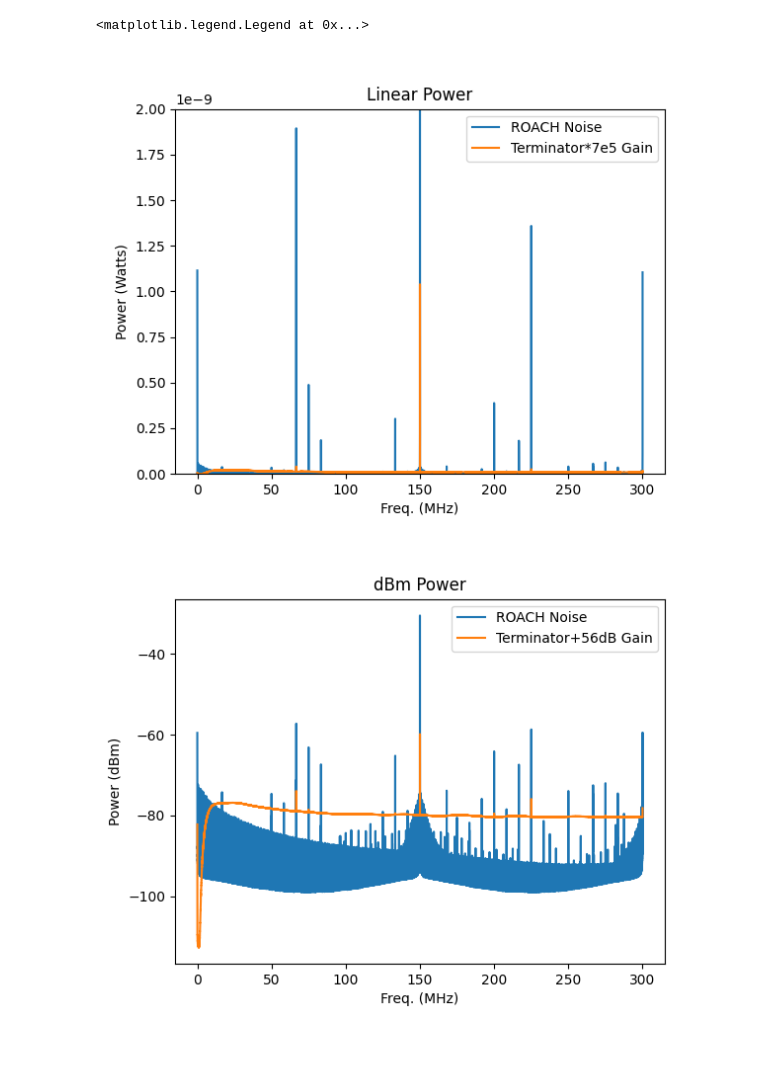
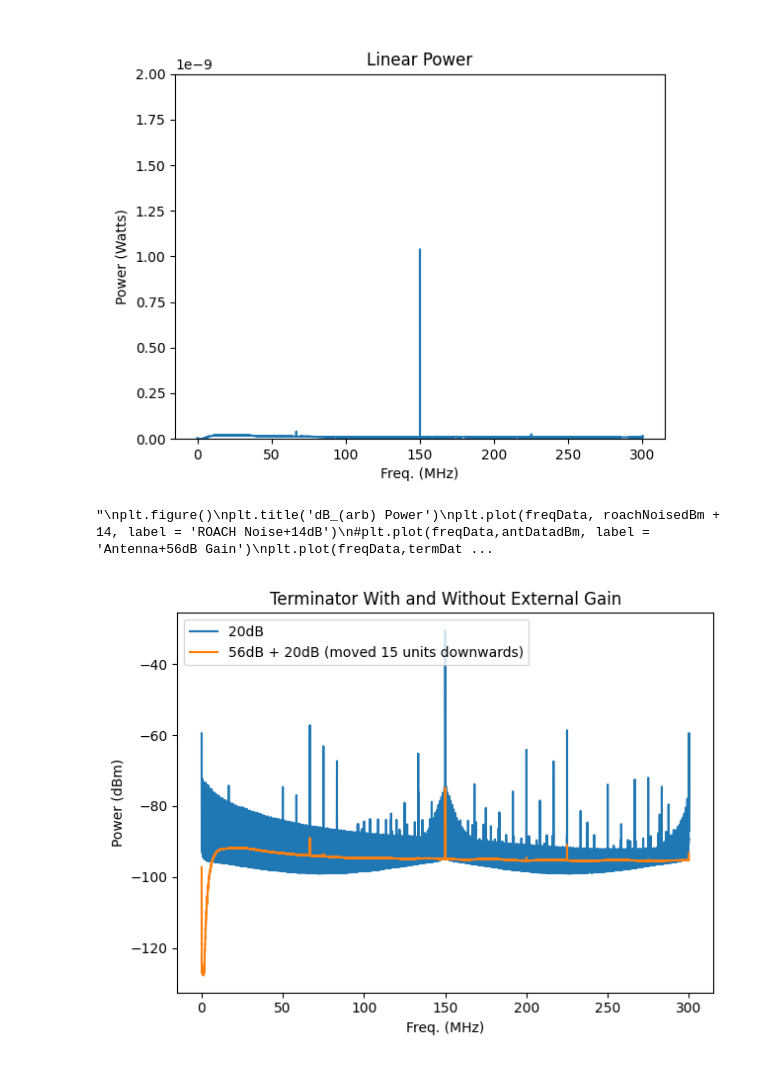
Before and after one commit to josephmlev/darkRadio, a Jupyter notebook: daqAnalysisAndExperiments/run1Analysis/ROACH_spurHunting.ipynb, the cells around one changed output. Saved outputs shown, nothing was run; the diff lists cells and outputs as text; code cells hidden in the pictures.

Commit message:
adds roach spurhunting for lily

```diff
--- a/daqAnalysisAndExperiments/run1Analysis/ROACH_spurHunting.ipynb
+++ b/daqAnalysisAndExperiments/run1Analysis/ROACH_spurHunting.ipynb
@@ -31,37 +31,40 @@ termDataWatts = dBm2Watts(termDatadBm)
 # %%
 %matplotlib widget
 plt.close('all')
 
 plt.figure()
 plt.title('Linear Power')
-plt.plot(freqData, roachNoiseWatts, label = 'ROACH Noise')
+#plt.plot(freqData, roachNoiseWatts, label = 'ROACH Noise')
 #plt.plot(freqData,antDataWatts, label = 'Antenna*7e5 Gain')
 plt.plot(freqData,termDataWatts, label = 'Terminator*7e5 Gain')
 plt.ylim(0, 2e-9)
 plt.ylabel('Power (Watts)')
 plt.xlabel('Freq. (MHz)')
-plt.legend()
+plt.show()
+plt.legend(loc = 'upper left');
 
 
 plt.figure()
-plt.title('dBm Power')
-plt.plot(freqData, roachNoisedBm, label = 'ROACH Noise')
+plt.title('Terminator With and Without External Gain')
+plt.plot(freqData, roachNoisedBm, label = '20dB')
 #plt.plot(freqData,antDatadBm, label = 'Antenna+56dB Gain')
-plt.plot(freqData,termDatadBm, label = 'Terminator+56dB Gain')
+plt.plot(freqData,termDatadBm -15, label = '56dB + 20dB (moved 15 units downwards)')
 plt.ylabel('Power (dBm)')
 plt.xlabel('Freq. (MHz)')
-plt.legend()
-
-
+plt.legend(loc = 'upper left')
+plt.tight_layout();
+'''
 plt.figure()
 plt.title('dB_(arb) Power')
 plt.plot(freqData, roachNoisedBm + 14, label = 'ROACH Noise+14dB')
 #plt.plot(freqData,antDatadBm, label = 'Antenna+56dB Gain')
 plt.plot(freqData,termDatadBm, label = 'Terminator+56dB Gain')
 plt.ylabel('Power + constatant (dB)')
 plt.xlabel('Freq. (MHz)')
-plt.legend()
+#plt.legend()
+#plt.show()
+'''
 # %% [output]
+[figure, new version]
-<matplotlib.legend.Legend at 0x...>
+"\nplt.figure()\nplt.title('dB_(arb) Power')\nplt.plot(freqData, roachNoisedBm + 14, label = 'ROACH Noise+14dB')\n#plt.plot(freqData,antDatadBm, label = 'Antenna+56dB Gain')\nplt.plot(freqData,termDat ...
-[figure, old version]
-[figure, old version]
+[figure, new version]
```
Also changed, not shown: parts of 3 cells of this notebook, 1 other file.
